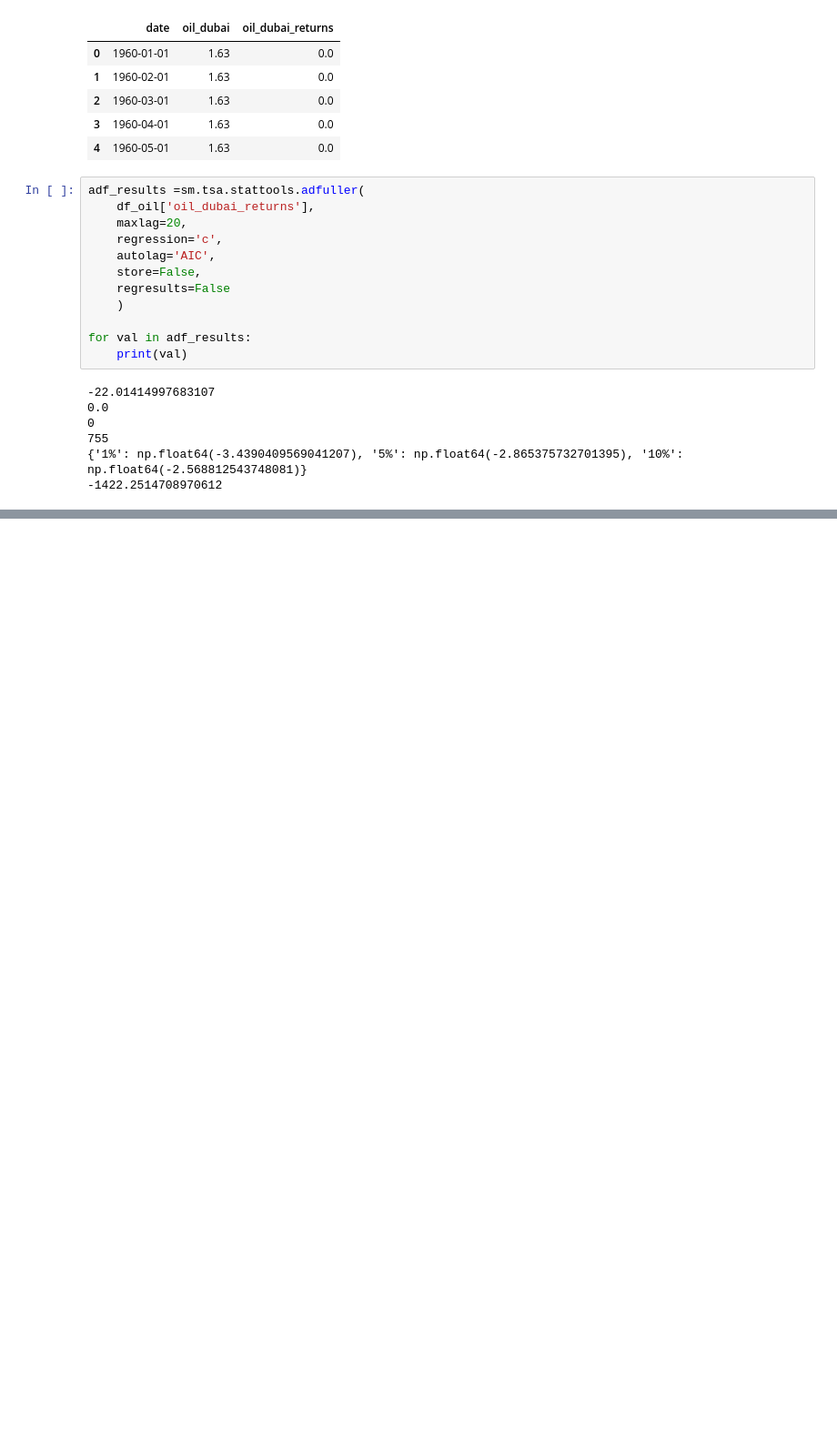
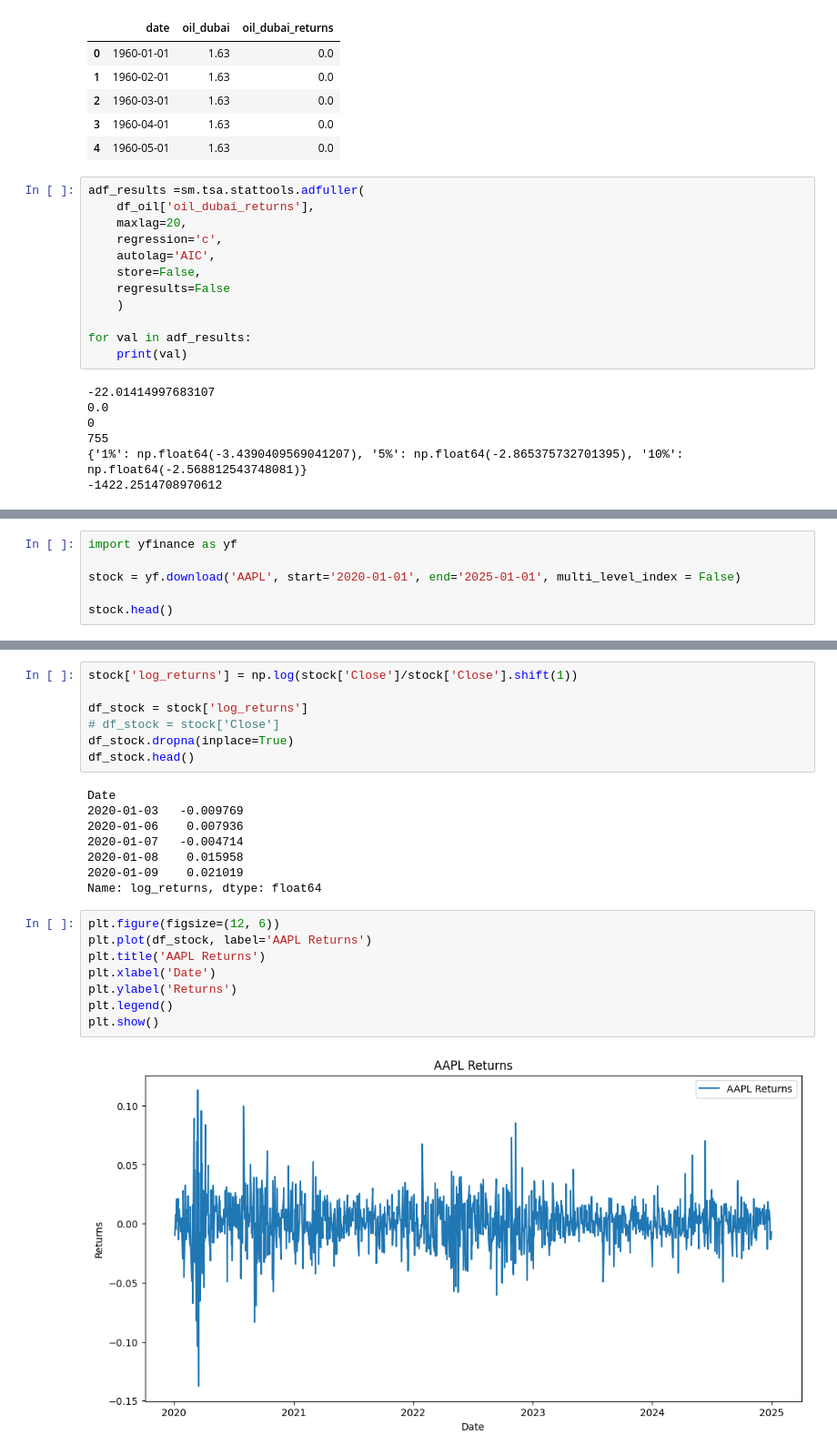
Before and after one commit to Al-Samneh/Quant14Days, a Jupyter notebook: day4.ipynb, the cells around one changed output, grey strips where cells are left out. Shown at 91% size. Drawn from its saved outputs; the diff is of its cells as text; blank space fills up the shorter version.

```diff
--- a/day4.ipynb
+++ b/day4.ipynb
@@ -73,0 +165,6 @@ plt.show()
+# %%
+import yfinance as yf
+
+stock = yf.download('AAPL', start='2020-01-01', end='2025-01-01', multi_level_index = False)
+
+stock.head()
@@ -73,0 +180,25 @@ plt.show()
+# %%
+stock['log_returns'] = np.log(stock['Close']/stock['Close'].shift(1))
+
+df_stock = stock['log_returns']
+# df_stock = stock['Close']
+df_stock.dropna(inplace=True)
+df_stock.head()
+# %% [output]
+Date
+2020-01-03   -0.009769
+2020-01-06    0.007936
+2020-01-07   -0.004714
+2020-01-08    0.015958
+2020-01-09    0.021019
+Name: log_returns, dtype: float64
+# %%
+plt.figure(figsize=(12, 6))
+plt.plot(df_stock, label='AAPL Returns')
+plt.title('AAPL Returns')
+plt.xlabel('Date')
+plt.ylabel('Returns')
+plt.legend()
+plt.show()
+# %% [output]
+[figure, added]
```
Also changed, not shown: parts of 19 cells of this notebook.
